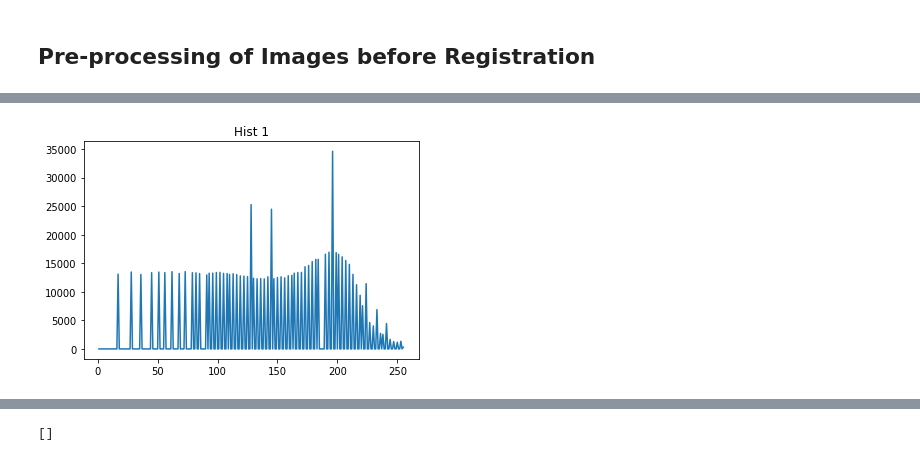
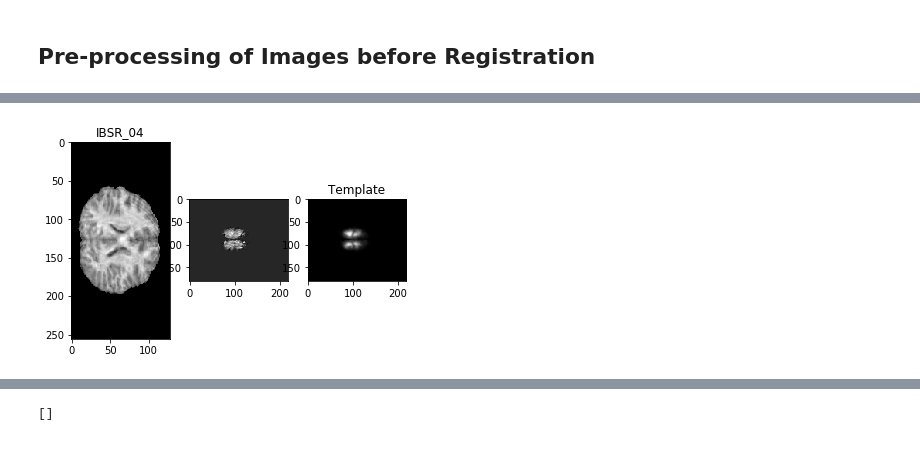
Before and after one commit to OlehKSS/misa-project, a Jupyter notebook: Pre-processing.ipynb, the cells around one changed output, grey strips where cells are left out. Saved outputs shown, nothing was run; the diff lists cells and outputs as text; code cells hidden in the pictures.

```diff
--- a/Pre-processing.ipynb
+++ b/Pre-processing.ipynb
@@ -156,6 +224,14 @@ hist1 =
 img_path = join(data_dir,f,f'{f}.nii.gz')
 img = nib.load(img_path)
 data = img.get_data()
-data.shape
+#data = hist_stretch(data, 0.99999, nbins=256)
+print(data.shape)
+
+reg_img_path = join(registered_data_dir, f, 'result.1.nii.gz')
+reg_img = nib.load(reg_img_path)
+reg_data = reg_img.get_data()
+reg_data = hist_stretch(reg_data, 0.99, nbins=256)
+
+print(reg_data.shape)
 # %% [output]
 (256, 128, 256, 1)
@@ -253,7 +239,14 @@ hist_matched_data = hist_match(temp_data, data_str, nbins=256)
-# %%
-hist, _ = histogram(hist_matched_data, nbins=256)
-plt.plot(range(1, 256), hist[1:])
-plt.title("Hist 1")
-plt.show()
-# %% [output]
-[figure, removed]
+# %%
+plt.subplot('131')
+plt.imshow(data[:,:,150, 0], cmap = "gray")
+plt.title(f)
+
+plt.subplot('132')
+plt.imshow(reg_data[:,:,150], cmap = "gray")
+
+plt.subplot('133')
+plt.imshow(temp_data[:,:,150], cmap = "gray")
+plt.title("Template")
+plt.show()
+# %% [output]
+[figure, added]
```
Also changed, not shown: parts of 25 cells of this notebook, 1 other file.
